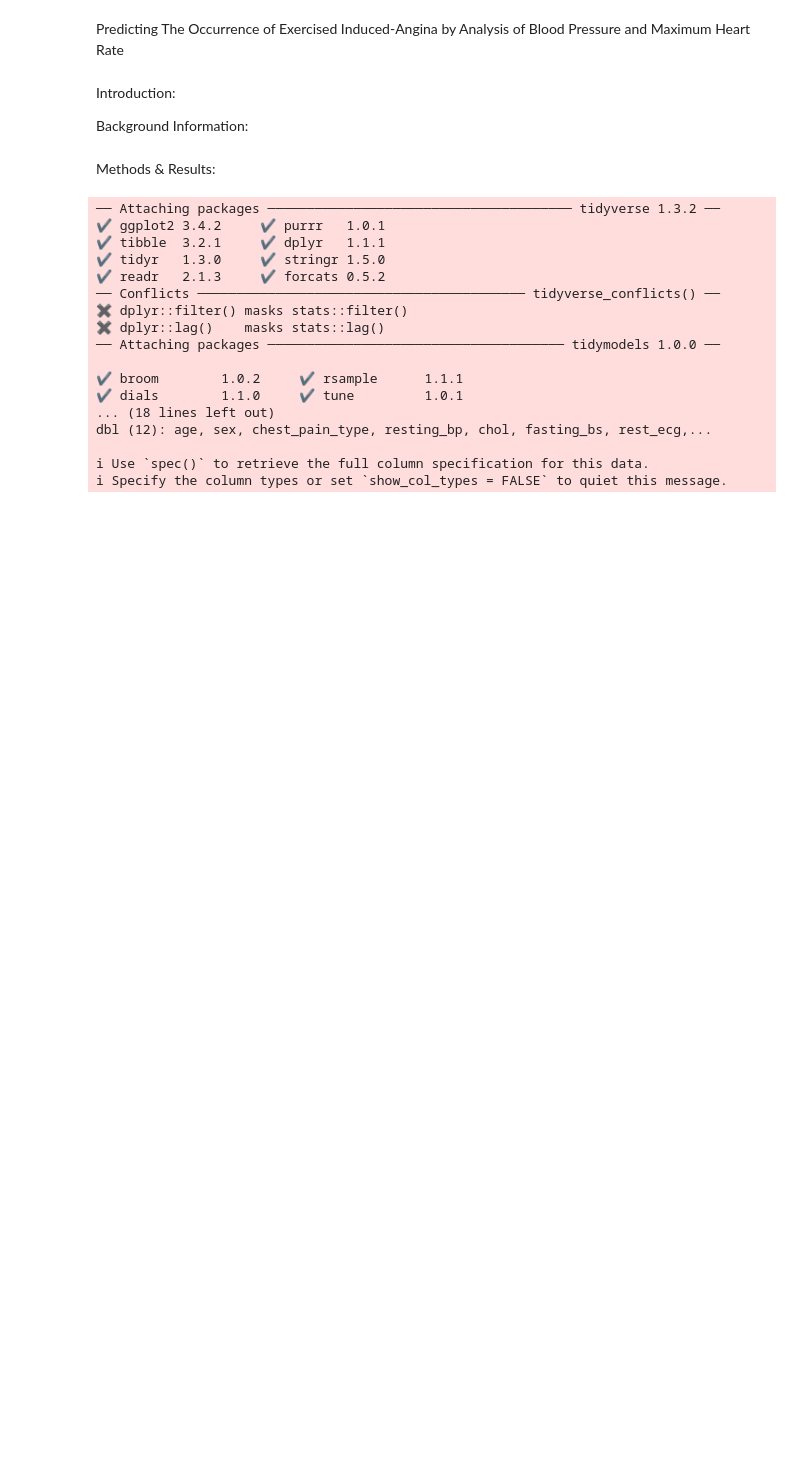
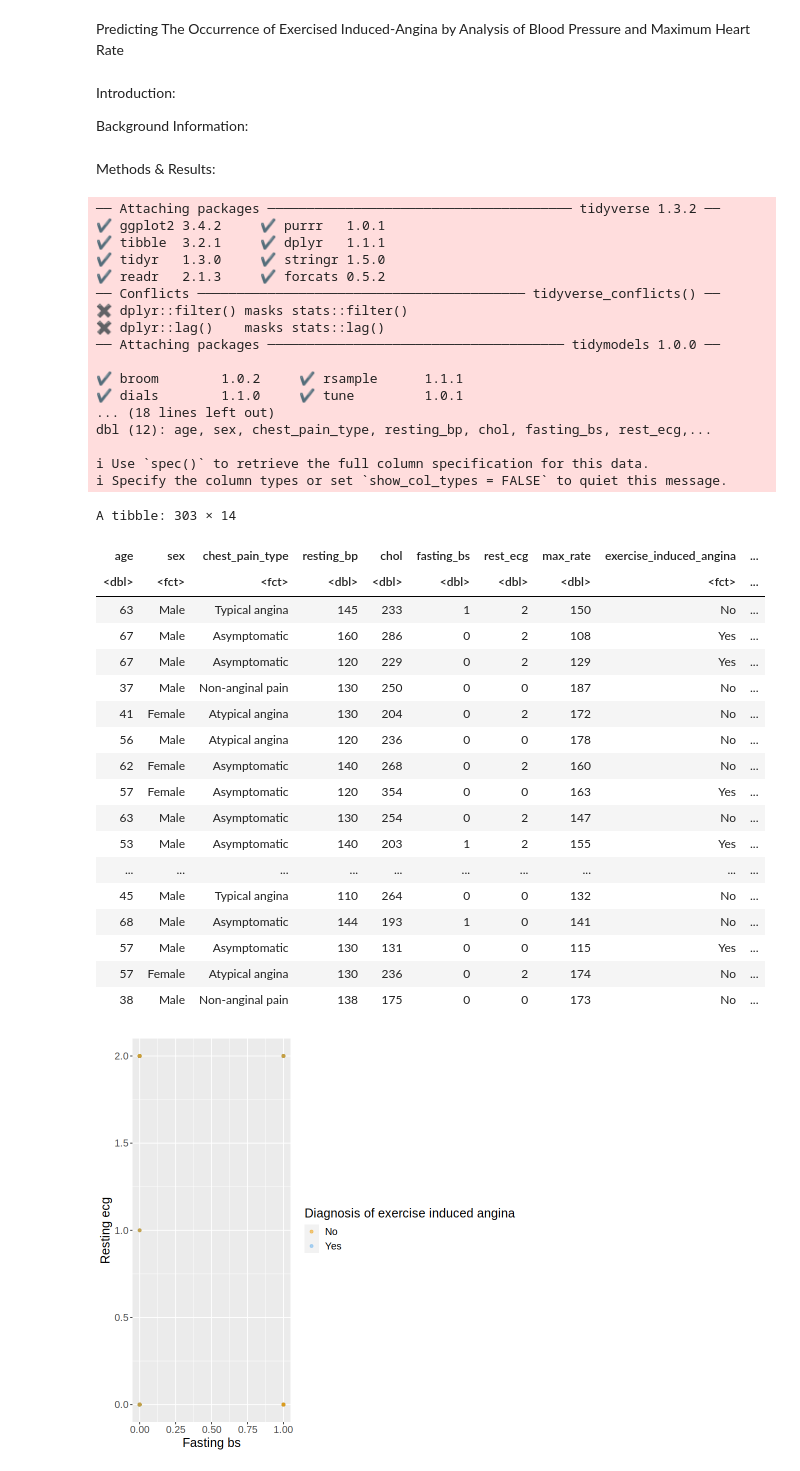
Before and after one commit to elaines6/dsci-100-group-project, a Jupyter notebook: heart_disease_group_report.ipynb, the cells around one changed output. Saved outputs shown, nothing was run; the diff lists cells and outputs as text; code cells hidden in the pictures; blank space fills up the shorter version.

Commit message:
Plots

```diff
--- a/heart_disease_group_report.ipynb
+++ b/heart_disease_group_report.ipynb
@@ -42,3 +42,38 @@ dbl (12): age, sex, chest_pain_type, resting_bp, chol, fasting_bs, rest_ecg,...
 
 ℹ Use `spec()` to retrieve the full column specification for this data.
 ℹ Specify the column types or set `show_col_types = FALSE` to quiet this message.
+# %%
+heart_data_tidy
+
+
+heart_plot_one <- heart_data_tidy|>
+    ggplot(aes(x= fasting_bs, y= rest_ecg, color = exercise_induced_angina))+
+    geom_point(alpha= 0.5) +
+    labs(x= "Fasting bs",
+         y= "Resting ecg",
+         color = "Diagnosis of exercise induced angina") +
+    scale_color_manual(values = c("orange2", "steelblue2")) +
+    theme(text = element_text(size = 15))
+
+heart_plot_one
+# %% [output]
+A tibble: 303 × 14
+| age | sex | chest_pain_type | resting_bp | chol | fasting_bs | rest_ecg | max_rate | exercise_induced_angina | ... |
+| <dbl> | <fct> | <fct> | <dbl> | <dbl> | <dbl> | <dbl> | <dbl> | <fct> | ... |
+| 63 | Male | Typical angina | 145 | 233 | 1 | 2 | 150 | No | ... |
+| 67 | Male | Asymptomatic | 160 | 286 | 0 | 2 | 108 | Yes | ... |
+| 67 | Male | Asymptomatic | 120 | 229 | 0 | 2 | 129 | Yes | ... |
+| 37 | Male | Non-anginal pain | 130 | 250 | 0 | 0 | 187 | No | ... |
+| 41 | Female | Atypical angina | 130 | 204 | 0 | 2 | 172 | No | ... |
+| 56 | Male | Atypical angina | 120 | 236 | 0 | 0 | 178 | No | ... |
+| 62 | Female | Asymptomatic | 140 | 268 | 0 | 2 | 160 | No | ... |
+| 57 | Female | Asymptomatic | 120 | 354 | 0 | 0 | 163 | Yes | ... |
+| 63 | Male | Asymptomatic | 130 | 254 | 0 | 2 | 147 | No | ... |
+| 53 | Male | Asymptomatic | 140 | 203 | 1 | 2 | 155 | Yes | ... |
+| ... | ... | ... | ... | ... | ... | ... | ... | ... | ... |
+| 45 | Male | Typical angina | 110 | 264 | 0 | 0 | 132 | No | ... |
+| 68 | Male | Asymptomatic | 144 | 193 | 1 | 0 | 141 | No | ... |
+| 57 | Male | Asymptomatic | 130 | 131 | 0 | 0 | 115 | Yes | ... |
+| 57 | Female | Atypical angina | 130 | 236 | 0 | 2 | 174 | No | ... |
+| 38 | Male | Non-anginal pain | 138 | 175 | 0 | 0 | 173 | No | ... |
+[figure, added]
```
Also changed, not shown: parts of 9 cells of this notebook.
